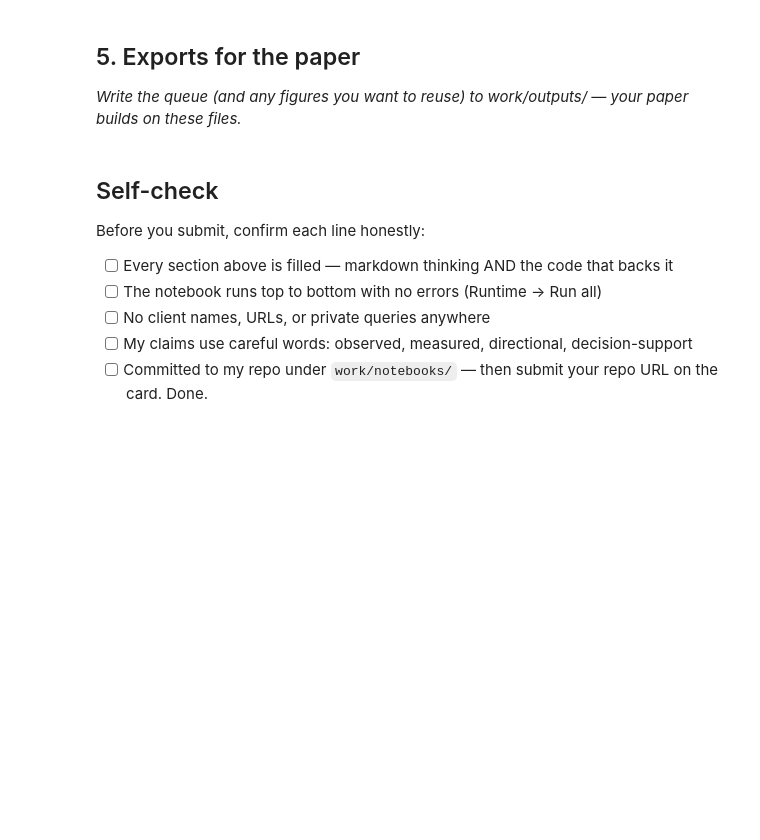
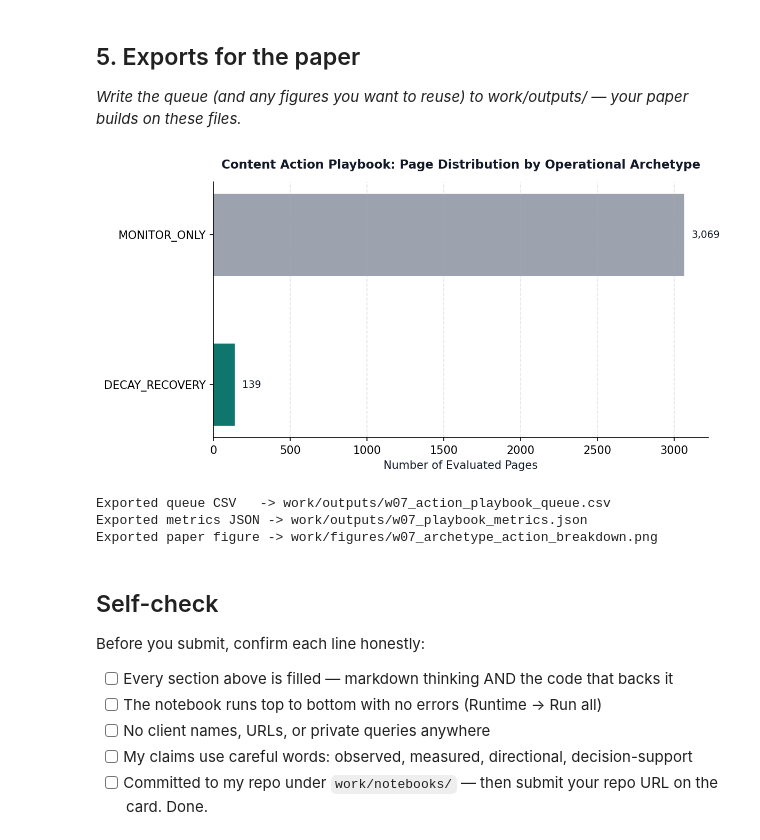
Before and after one commit to ashu141d/flyrank-ml-internship, a Jupyter notebook: work/notebooks/w07_action_playbook.ipynb, the cells around one changed output. Drawn from its saved outputs; the diff is of its cells as text; code cells hidden in the pictures; blank space fills up the shorter version.

```diff
--- a/work/notebooks/w07_action_playbook.ipynb
+++ b/work/notebooks/w07_action_playbook.ipynb
@@ -44,3 +212,63 @@ This skeleton is yours to fill. Work the sections **in order** — each one has
+# %%
+os.makedirs("work/outputs", exist_ok=True)
+os.makedirs("work/figures", exist_ok=True)
+
+# 1. Export full ranked queue CSV to work/outputs/ (regenerated at runtime; stays out of git by CI leak-guard)
+queue_csv_path = "work/outputs/w07_action_playbook_queue.csv"
+playbook_queue[display_cols].to_csv(queue_csv_path, index=False)
+
+# 2. Export summary metrics JSON to work/outputs/ (committed as receipts for the research paper)
+archetype_summary = (
+    playbook_queue.groupby("archetype", as_index=False)
+    .agg(
+        page_count=(key_col, "count"),
+        mean_decay_prob=("decay_risk_prob", "mean"),
+        total_priority_score=("priority_score", "sum")
+    )
+    .round(4)
+)
+
+metrics_receipt = {
+    "notebook": "w07_action_playbook.ipynb",
+    "total_pages_evaluated": int(len(playbook_queue)),
+    "actionable_pages_flagged": int((playbook_queue["priority_score"] > 0).sum()),
+    "monitoring_only_pages": int((playbook_queue["priority_score"] == 0).sum()),
+    "archetype_breakdown": archetype_summary.to_dict(orient="records")
+}
+
+metrics_json_path = "work/outputs/w07_playbook_metrics.json"
+with open(metrics_json_path, "w") as f:
+    json.dump(metrics_receipt, f, indent=2)
+
+# 3. Export clean publication figure to work/figures/ (committed for reuse in the Week 8 paper)
+fig, ax = plt.subplots(figsize=(8, 4.2), dpi=150)
+plot_df = archetype_summary.sort_values(by="page_count", ascending=True)
+colors = ["#9CA3AF" if a == "MONITOR_ONLY" else "#0F766E" for a in plot_df["archetype"]]
+
+bars = ax.barh(plot_df["archetype"], plot_df["page_count"], color=colors, height=0.55)
+ax.set_xlabel("Number of Evaluated Pages", fontsize=10, color="#111827")
+ax.set_title("Content Action Playbook: Page Distribution by Operational Archetype", fontsize=11, fontweight="bold", color="#111827", pad=12)
+ax.spines["top"].set_visible(False)
+ax.spines["right"].set_visible(False)
+ax.grid(axis="x", linestyle="--", alpha=0.35)
+
+for bar in bars:
+    width = bar.get_width()
+    ax.text(width + max(plot_df["page_count"]) * 0.015, bar.get_y() + bar.get_height() / 2, f"{int(width):,}", va="center", fontsize=9, color="#111827")
+
+plt.tight_layout()
+figure_path = "work/figures/w07_archetype_action_breakdown.png"
+plt.savefig(figure_path, dpi=150)
+plt.show()
+
+print(f"Exported queue CSV   -> {queue_csv_path}")
+print(f"Exported metrics JSON -> {metrics_json_path}")
+print(f"Exported paper figure -> {figure_path}")
+# %% [output]
+[figure, added]
+Exported queue CSV   -> work/outputs/w07_action_playbook_queue.csv
+Exported metrics JSON -> work/outputs/w07_playbook_metrics.json
+Exported paper figure -> work/figures/w07_archetype_action_breakdown.png
 # %% [markdown]
 ## Self-check
 
```
Also changed, not shown: parts of 4 cells of this notebook.
